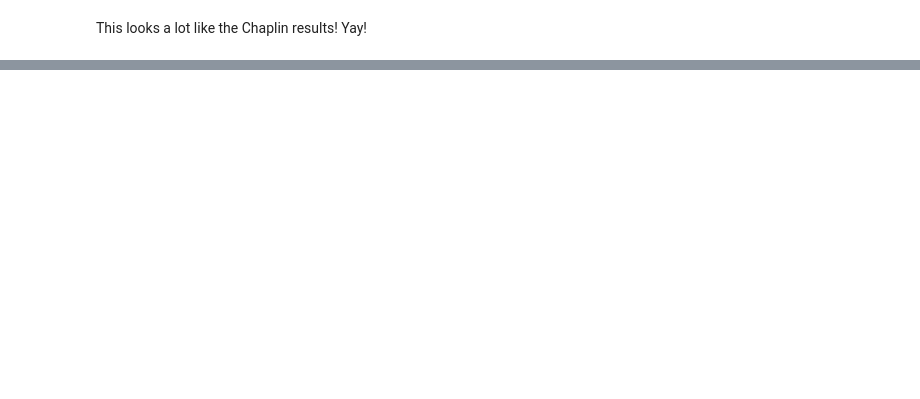
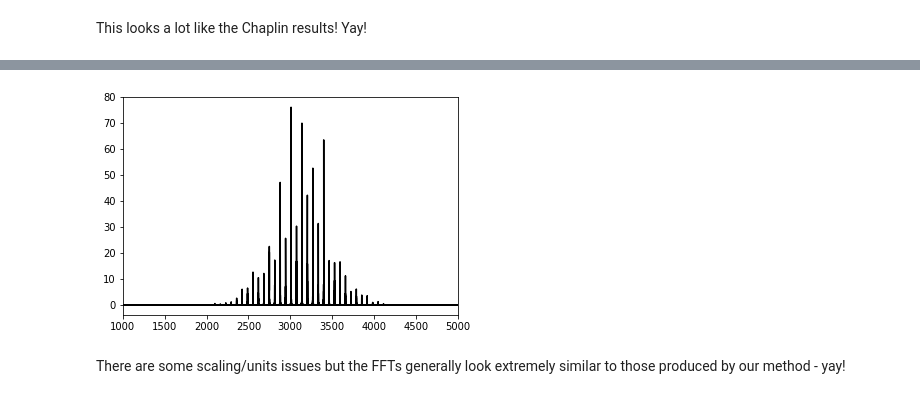
Before and after one commit to megbedell/pmodes, a Jupyter notebook: harmonic-oscillator.ipynb, the cells around one changed output, grey strips where cells are left out. Cells and saved outputs as stored; diff of their text form; code cells hidden in the pictures; blank space fills up the shorter version.

```diff
--- a/harmonic-oscillator.ipynb
+++ b/harmonic-oscillator.ipynb
@@ -213,0 +248,22 @@ This looks a lot like the Chaplin results! Yay!
+# %%
+log_S0_grid = [np.log(d**2 / (dt * o)) for o,d in zip(omega_grid,driving_amp_grid)]
+kernel = None
+for o,lS in zip(omega_grid,log_S0_grid):
+    if kernel is None:
+        kernel = celery.terms.SHOTerm(lS, np.log(o/gamma), np.log(o))
+    else:
+        kernel += celery.terms.SHOTerm(lS, np.log(o/gamma), np.log(o))
+# %%
+gp = celery.GP(kernel)
+gp.compute(ts)
+rvs_gp = gp.sample()
+# %%
+powers = np.fft.fft(rvs_gp)
+real_powers = (powers * powers.conj()).real
+fs = np.fft.fftfreq(rvs.shape[-1]) / dt
+plt.plot(fs*1e6, real_powers/1e6, 'k-')
+plt.xlim([1000,5000]);
+# %% [output]
+[figure, added]
+# %% [markdown]
+There are some scaling/units issues but the FFTs generally look extremely similar to those produced by our method - yay!
```
Also changed, not shown: parts of 18 cells of this notebook.
